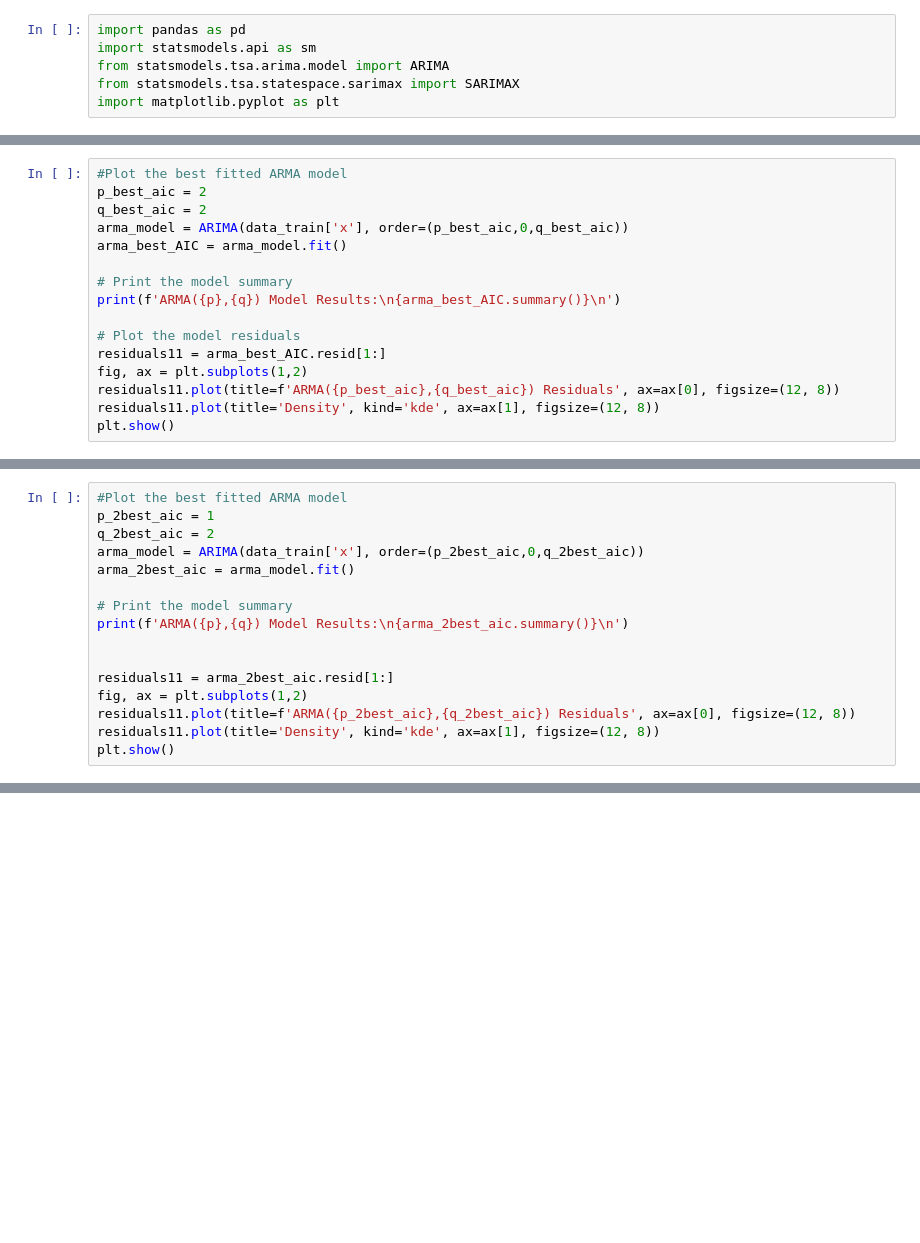
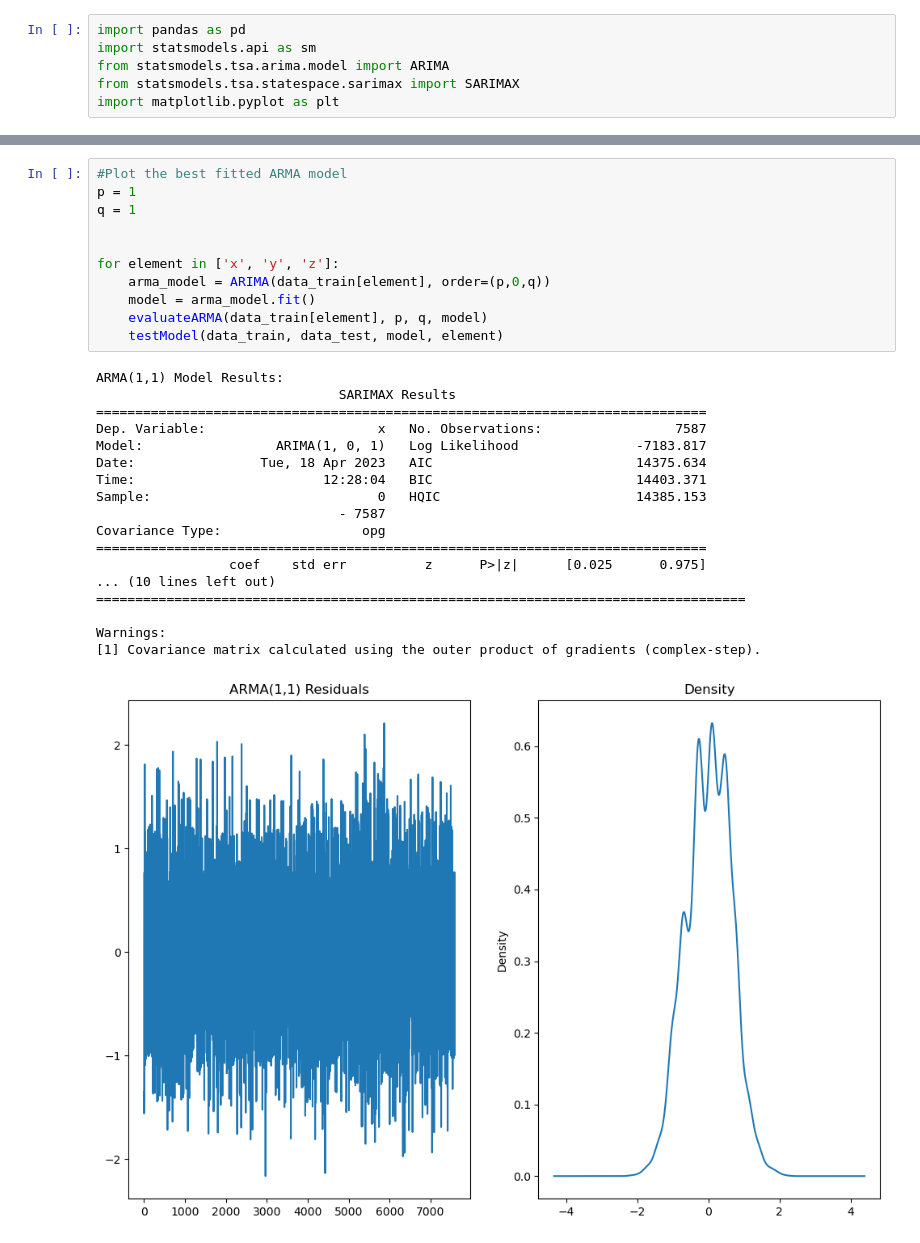
Before and after one commit to Boa-Snake-Robot/Magnetic-Noise-Compensation, a Jupyter notebook: ARMA.ipynb, the cells around one changed output, grey strips where cells are left out. Saved outputs shown, nothing was run; the diff lists cells and outputs as text; blank space fills up the shorter version.

Commit message:
Updated arma analysis script

```diff
--- a/ARMA.ipynb
+++ b/ARMA.ipynb
@@ -107,16 +134,0 @@ print(order_df.sort_values('BIC'))
-# %%
-#Plot the best fitted ARMA model
-p_best_aic = 2
-q_best_aic = 2
-arma_model = ARIMA(data_train['x'], order=(p_best_aic,0,q_best_aic))
-arma_best_AIC = arma_model.fit()
-
-# Print the model summary
-print(f'ARMA({p},{q}) Model Results:\n{arma_best_AIC.summary()}\n')
-
-# Plot the model residuals
-residuals11 = arma_best_AIC.resid[1:]
-fig, ax = plt.subplots(1,2)
-residuals11.plot(title=f'ARMA({p_best_aic},{q_best_aic}) Residuals', ax=ax[0], figsize=(12, 8))
-residuals11.plot(title='Density', kind='kde', ax=ax[1], figsize=(12, 8))
-plt.show()
@@ -142,16 +134,0 @@ Warnings:
-# %%
-#Plot the best fitted ARMA model
-p_2best_aic = 1
-q_2best_aic = 2
-arma_model = ARIMA(data_train['x'], order=(p_2best_aic,0,q_2best_aic))
-arma_2best_aic = arma_model.fit()
-
-# Print the model summary
-print(f'ARMA({p},{q}) Model Results:\n{arma_2best_aic.summary()}\n')
-
-
-residuals11 = arma_2best_aic.resid[1:]
-fig, ax = plt.subplots(1,2)
-residuals11.plot(title=f'ARMA({p_2best_aic},{q_2best_aic}) Residuals', ax=ax[0], figsize=(12, 8))
-residuals11.plot(title='Density', kind='kde', ax=ax[1], figsize=(12, 8))
-plt.show()
@@ -226,0 +195,30 @@ plt.show()
+# %%
+#Plot the best fitted ARMA model
+p = 1
+q = 1
+
+
+for element in ['x', 'y', 'z']:
+    arma_model = ARIMA(data_train[element], order=(p,0,q))
+    model = arma_model.fit()
+    evaluateARMA(data_train[element], p, q, model)
+    testModel(data_train, data_test, model, element)
+# %% [output]
+ARMA(1,1) Model Results:
+                               SARIMAX Results
+==============================================================================
+Dep. Variable:                      x   No. Observations:                 7587
+Model:                 ARIMA(1, 0, 1)   Log Likelihood               -7183.817
+Date:                Tue, 18 Apr 2023   AIC                          14375.634
+Time:                        12:28:04   BIC                          14403.371
+Sample:                             0   HQIC                         14385.153
+                               - 7587
+Covariance Type:                  opg
+==============================================================================
+                 coef    std err          z      P>|z|      [0.025      0.975]
+... (10 lines left out)
+===================================================================================
+
+Warnings:
+[1] Covariance matrix calculated using the outer product of gradients (complex-step).
+[figure, added]
```
Also changed, not shown: parts of 13 cells of this notebook.
